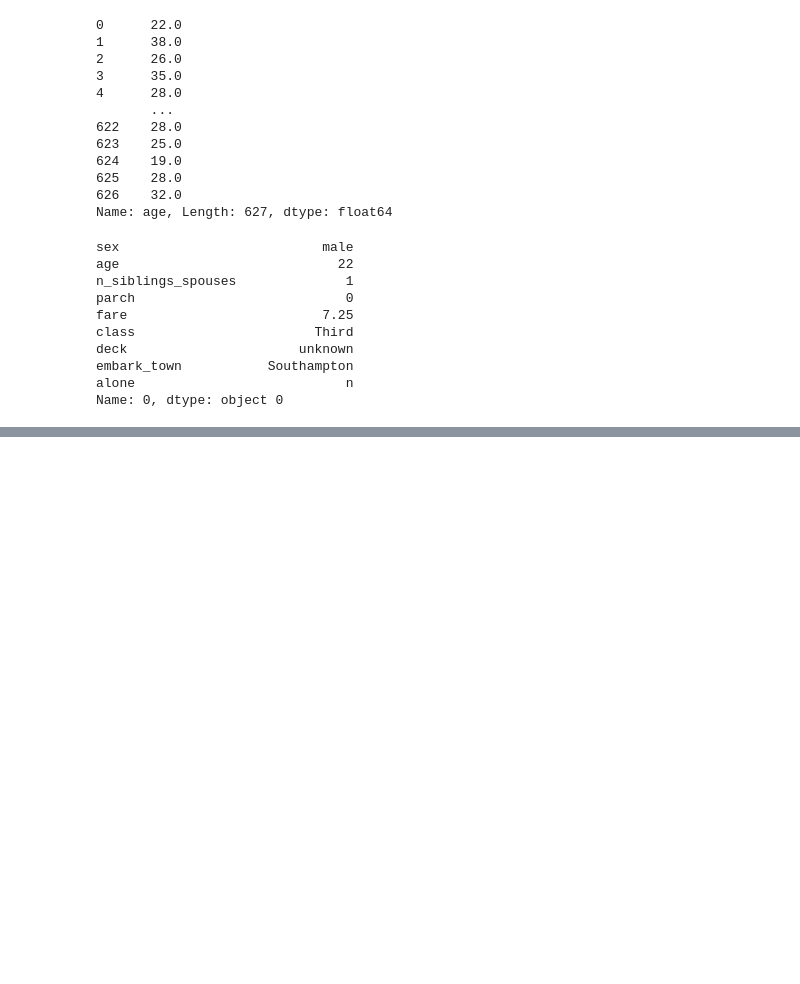
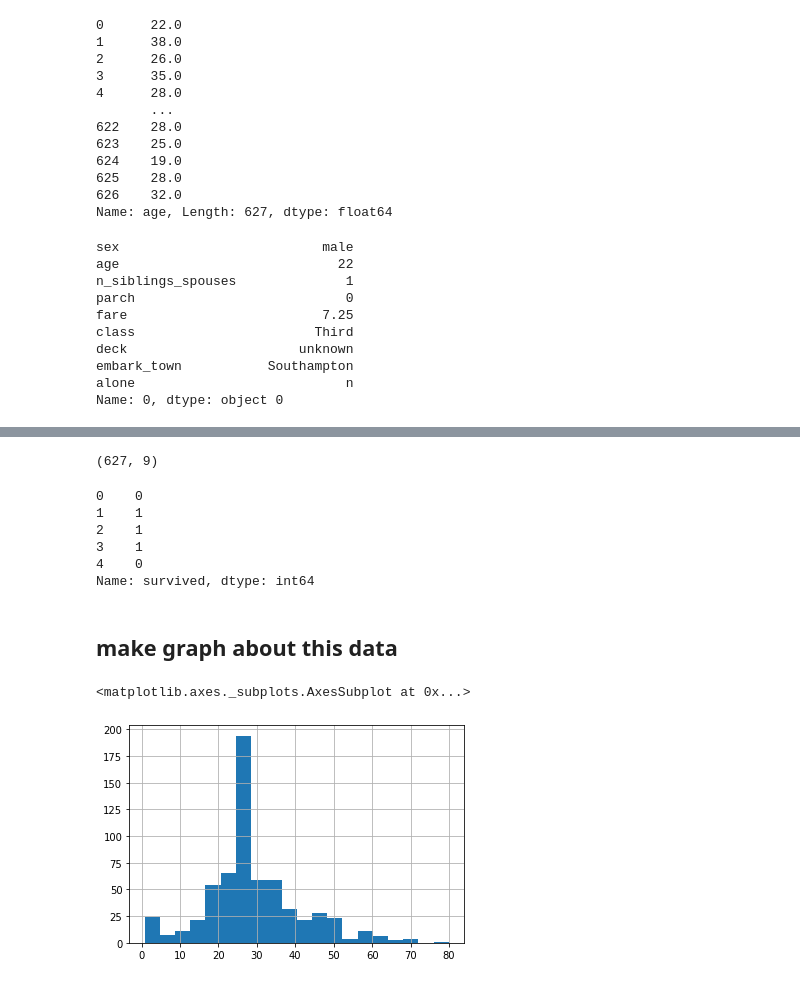
Before and after one commit to Mahrokh-Eb/TensorflowLearning, a Jupyter notebook: Copy_of_TF_0.ipynb, the cells around one changed output, grey strips where cells are left out. Saved outputs shown, nothing was run; the diff lists cells and outputs as text; code cells hidden in the pictures; blank space fills up the shorter version.

```diff
--- a/Copy_of_TF_0.ipynb
+++ b/Copy_of_TF_0.ipynb
@@ -143,0 +156,20 @@ Name: 0, dtype: object 0
+# %%
+ dftrain.shape  # 627 enteries and, 9 attributes
+# %% [output]
+(627, 9)
+# %%
+y_train.head()
+# %% [output]
+0    0
+1    1
+2    1
+3    1
+4    0
+Name: survived, dtype: int64
+# %% [markdown]
+## make graph about this data
+# %%
+dftrain.age.hist(bins=20)
+# %% [output]
+<matplotlib.axes._subplots.AxesSubplot at 0x...>
+[figure, added]
```
Also changed, not shown: parts of 2 cells of this notebook.
